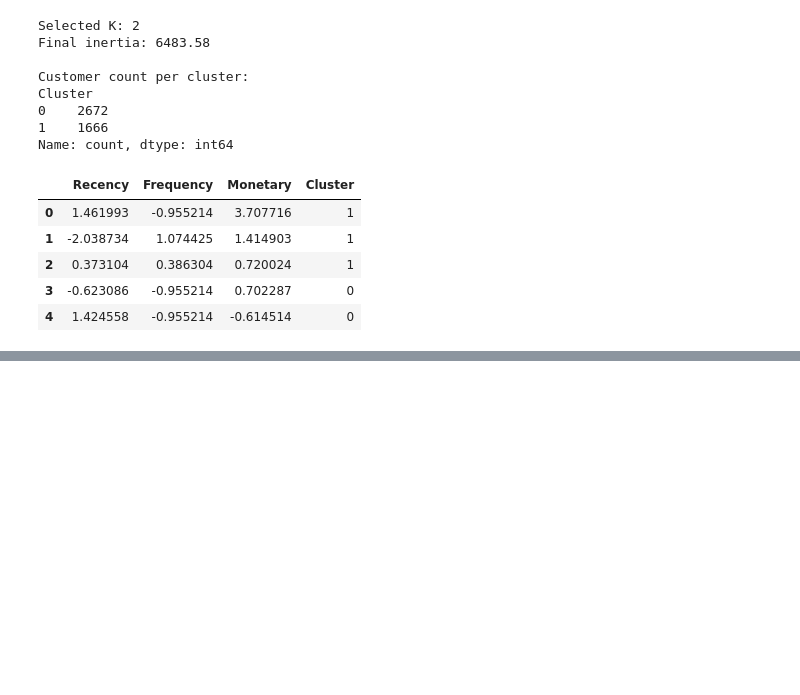
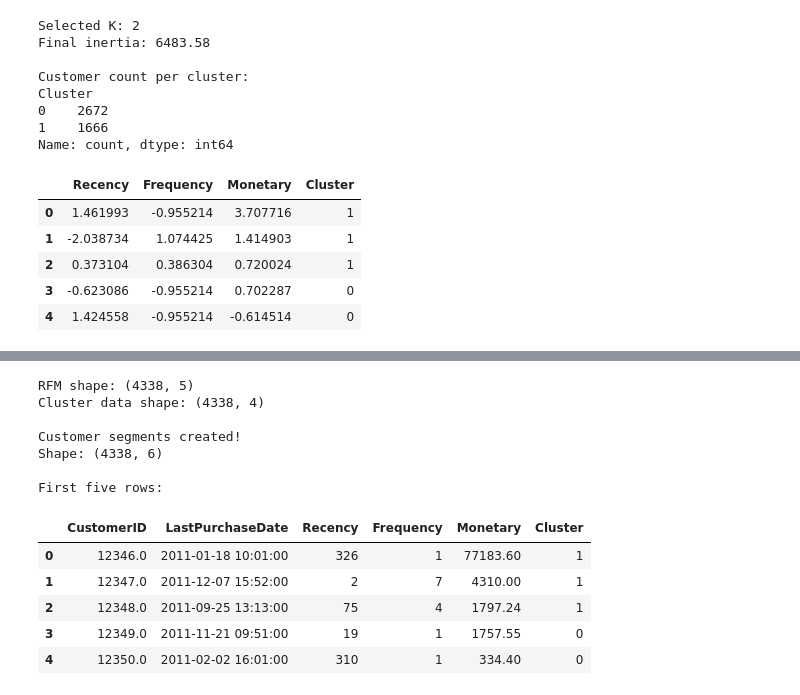
Before and after one commit to vanshika-2105/customer-segmentation-ml, a Jupyter notebook: notebooks/01_customer_segmentation_setup.ipynb, the cells around one changed output, grey strips where cells are left out. Drawn from its saved outputs; the diff is of its cells as text; code cells hidden in the pictures; blank space fills up the shorter version.

```diff
--- a/notebooks/01_customer_segmentation_setup.ipynb
+++ b/notebooks/01_customer_segmentation_setup.ipynb
@@ -1502,0 +1515,22 @@ print("\nCluster assignments saved to:", output_path)
+# %%
+import pandas as pd
+import numpy as np
+
+cluster_path = "../data/processed/customer_clusters_day9.csv"
+
+clustered_customers = pd.read_csv(cluster_path)
+
+print("Dataset shape:", clustered_customers.shape)
+print("\nColumns:")
+print(clustered_customers.columns.tolist())
+
+print("\nFirst five rows:")
+display(clustered_customers.head())
+
+print("\nMissing values:", clustered_customers.isnull().sum().sum())
+
+if "Cluster" in clustered_customers.columns:
+    print("\nCustomers per cluster:")
+    print(clustered_customers["Cluster"].value_counts().sort_index())
+else:
+    print("\nNo Cluster column found.")
@@ -1502,0 +1585,30 @@ print("\nCluster assignments saved to:", output_path)
+# %%
+# Load original RFM data
+rfm_df = pd.read_csv("../data/processed/rfm.csv")
+
+# Check that customer order matches between files
+print("RFM shape:", rfm_df.shape)
+print("Cluster data shape:", clustered_customers.shape)
+
+# Attach cluster labels to the original RFM data
+customer_segments = rfm_df.copy()
+customer_segments["Cluster"] = clustered_customers["Cluster"].to_numpy()
+
+print("\nCustomer segments created!")
+print("Shape:", customer_segments.shape)
+print("\nFirst five rows:")
+display(customer_segments.head())
+# %% [output]
+RFM shape: (4338, 5)
+Cluster data shape: (4338, 4)
+
+Customer segments created!
+Shape: (4338, 6)
+
+First five rows:
+|  | CustomerID | LastPurchaseDate | Recency | Frequency | Monetary | Cluster |
+| 0 | 12346.0 | 2011-01-18 10:01:00 | 326 | 1 | 77183.60 | 1 |
+| 1 | 12347.0 | 2011-12-07 15:52:00 | 2 | 7 | 4310.00 | 1 |
+| 2 | 12348.0 | 2011-09-25 13:13:00 | 75 | 4 | 1797.24 | 1 |
+| 3 | 12349.0 | 2011-11-21 09:51:00 | 19 | 1 | 1757.55 | 0 |
+| 4 | 12350.0 | 2011-02-02 16:01:00 | 310 | 1 | 334.40 | 0 |
```
Also changed, not shown: parts of 7 cells of this notebook, 2 other files.
